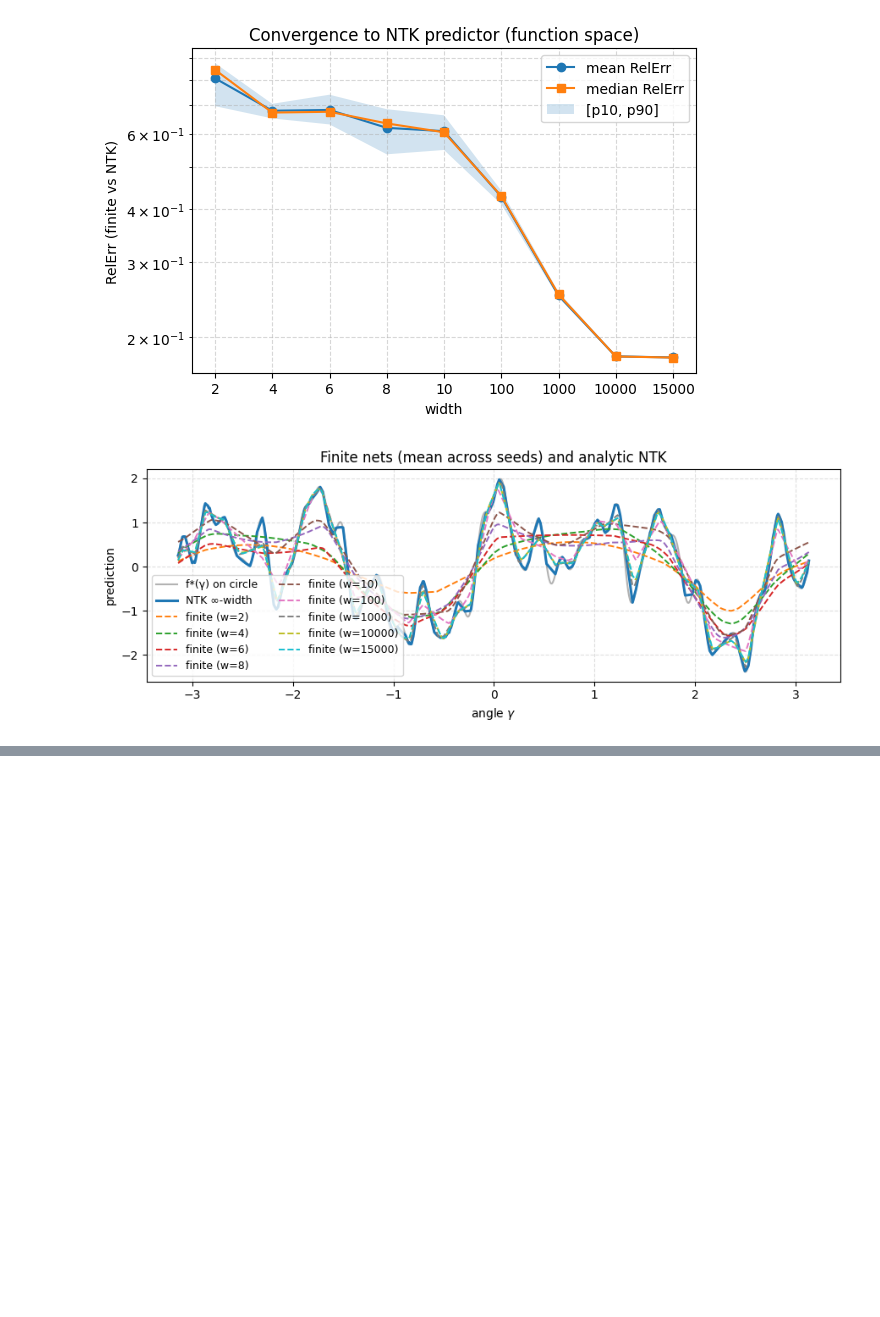
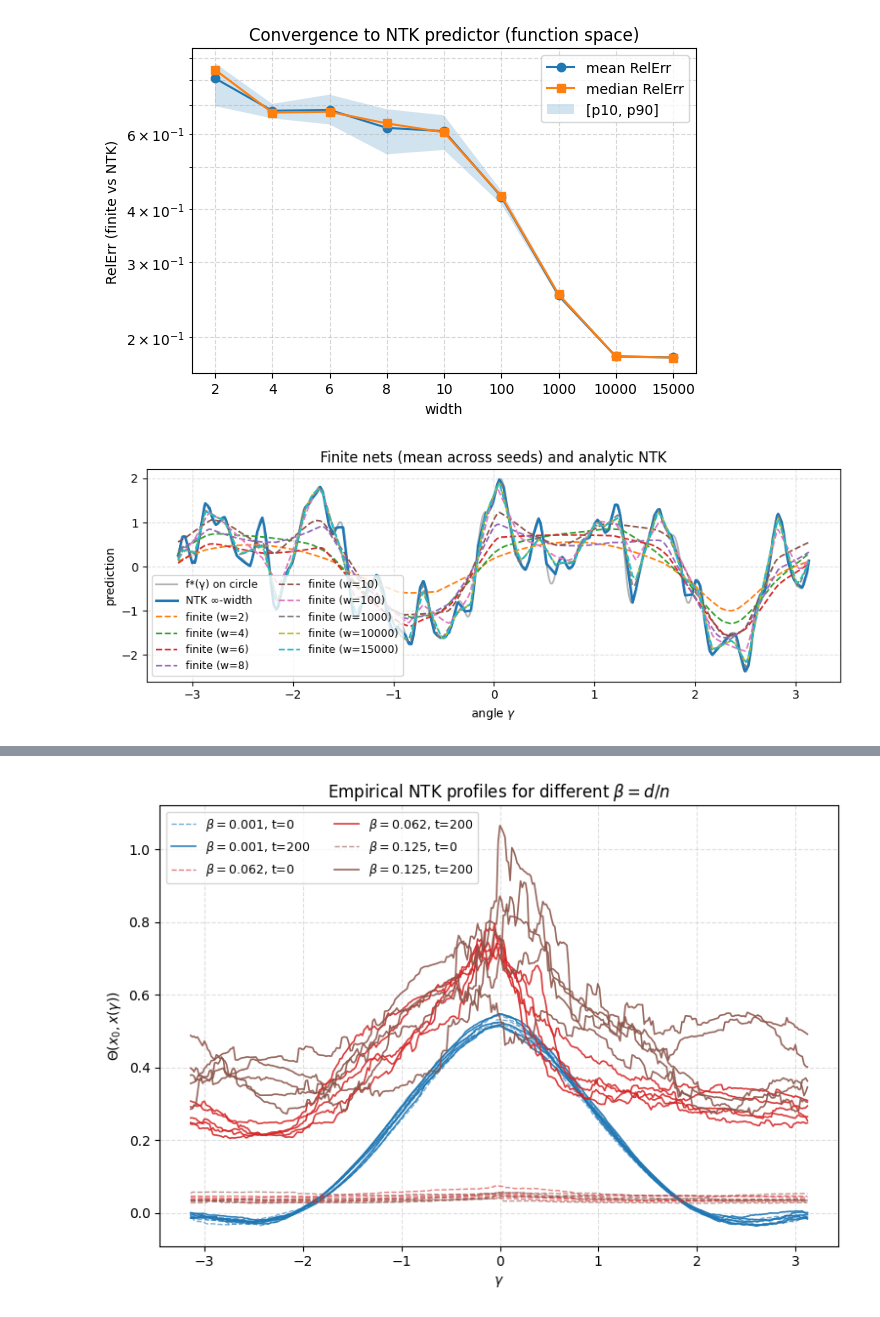
Before and after one commit to obi-wan-shinobi/msc-thesis, a Jupyter notebook: code/ntk-experiments/notebooks/ntk-experiments.ipynb, the cells around one changed output, grey strips where cells are left out. Drawn from its saved outputs; the diff is of its cells as text; code cells hidden in the pictures; blank space fills up the shorter version.

```diff
--- a/code/ntk-experiments/notebooks/ntk-experiments.ipynb
+++ b/code/ntk-experiments/notebooks/ntk-experiments.ipynb
@@ -354,0 +429,3 @@ res = plot_regression_convergence(RUN, show_predictions=True, use_logx=False)
+# %%
+man = load_manifest(RUN)
+man["meta"]
@@ -354,0 +458,79 @@ res = plot_regression_convergence(RUN, show_predictions=True, use_logx=False)
+# %%
+def build_beta_index(RUN, man, round_to=4):
+    beta_index = {}
+    for key, relpath in man["profiles"].items():  # keys like "512-1"
+        data = npz(RUN, relpath)
+        beta = float(data["beta"])
+        bkey = round(beta, round_to)
+        width = int(data["width"])
+        depth = int(data["depth"])
+        beta_index.setdefault(bkey, []).append(
+            dict(width=width, depth=depth, path=relpath)
+        )
+    # sort entries within each beta by width
+    for b in beta_index:
+        beta_index[b] = sorted(beta_index[b], key=lambda d: d["width"])
+    return dict(sorted(beta_index.items(), key=lambda kv: kv[0]))
+# %%
+from matplotlib.colors import ListedColormap
+
+beta_index = build_beta_index(RUN, man, round_to=4)
+
+betas = sorted(beta_index.keys(), key=float)
+print("Betas found:", betas)
+
+betas = [betas[0]]+betas[-2:]
+print("Betas selected:", betas)
+
+# --- custom color gradient (blue → green → orange → red → purple)
+colors = ListedColormap([
+    "#1f77b4", "#2ca02c", "#ff7f0e", "#d62728", "#9467bd", "#8c564b"
+])
+n_colors = len(betas)
+palette = [colors(i / max(1, n_colors - 1)) for i in range(n_colors)]
+
+# --- prepare figure
+plt.figure(figsize=(7.8, 5.5))
+
+for color, beta_key in zip(palette, betas):
+    entries = beta_index[beta_key]
+    e = max(entries, key=lambda item: item["width"])
+    print(f"beta: {beta_key} = {e['depth']}/{e['width']}")
+    w, d = e["width"], e["depth"]
+    W = npz(RUN, e["path"])
+    init_all, post_all = W["init_all"], W["post_all"]
+
+    # ---- Initialization (t=0): dashed
+    for k in range(init_all.shape[0]):
+        plt.plot(
+            gamma,
+            init_all[k],
+            lw=1.0,
+            alpha=0.6,
+            color=color,
+            ls="--",
+            label=fr"$\beta={float(beta_key):.3f}$, t=0" if k == 0 else None,
+        )
+
+    # ---- Post-training (t=T): solid
+    for k in range(post_all.shape[0]):
+        plt.plot(
+            gamma,
+            post_all[k],
+            lw=1.2,
+            alpha=0.9,
+            color=color,
+            label=fr"$\beta={float(beta_key):.3f}$, t={training_steps}" if k == 0 else None,
+        )
+
+# --- optional: analytic NTK reference
+# plt.plot(gamma, theta_inf, "k--", lw=1.6, label="analytic NTK (∞ width)")
+
+plt.xlabel(r"$\gamma$")
+plt.ylabel(r"$\Theta(x_0, x(\gamma))$")
+plt.title(r"Empirical NTK profiles for different $\beta = d/n$")
+plt.legend(ncol=2, fontsize=9, frameon=True)
+plt.grid(True, ls="--", alpha=0.4)
+plt.tight_layout()
+plt.show()
+# %% [output]
@@ -354,0 +542 @@ res = plot_regression_convergence(RUN, show_predictions=True, use_logx=False)
+[figure, added]
```
Also changed, not shown: parts of 34 cells of this notebook, 52 other files.
